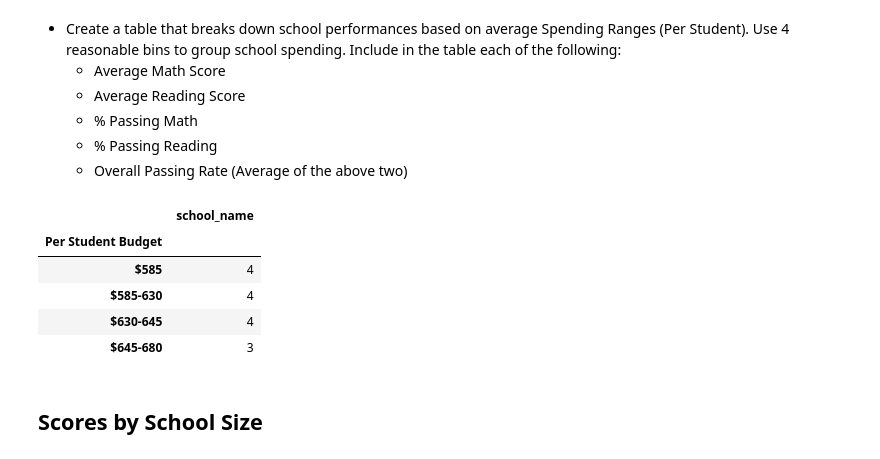
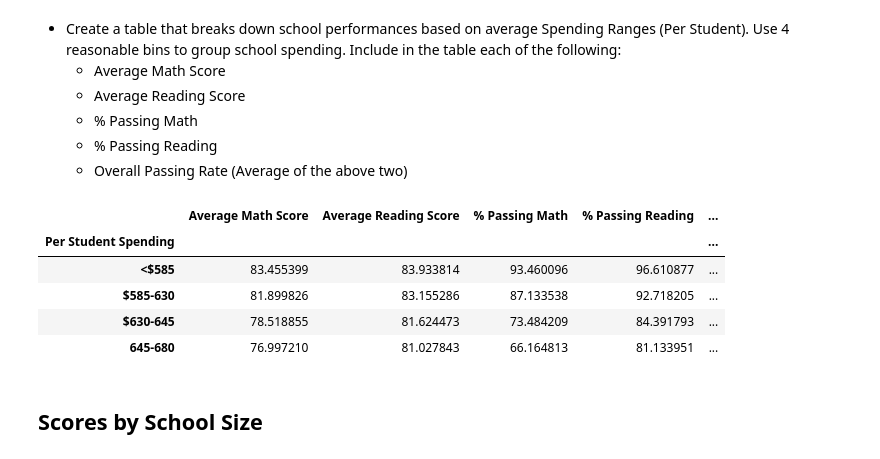
Before and after one commit to kehull/pandas-challenge, a Jupyter notebook: PyCitySchools/PyCitySchools.ipynb, the cells around one changed output. Drawn from its saved outputs; the diff is of its cells as text; code cells hidden in the pictures.

```diff
--- a/PyCitySchools/PyCitySchools.ipynb
+++ b/PyCitySchools/PyCitySchools.ipynb
@@ -275,27 +274,25 @@ Reading_Comparison
   * Overall Passing Rate (Average of the above two)
 # %%
 #create bins
+School_Comparison.reset_index(drop=True, inplace=True)
 bins = [0, 584, 629, 644, 680]
-group_labels = ["$585", "$585-630", "$630-645", "$645-680"]
+group_labels = ["<$585", "$585-630", "$630-645", "645-680"]
+
 #convert Per Student Budget to a float so it can be binned
 School_Comparison[School_Comparison.columns[1:]] = School_Comparison[School_Comparison.columns[1:]].replace('[\$,]', '', regex=True).astype(float)
 #cut the budget data into bins
-Spending_Comparison = pd.cut(School_Comparison["Per Student Budget"], bins, labels=group_labels)
-
-#at this point, I don't understand why the code is automatically using the school names as the index. The next line
-#gives me the index I want, but I'm struggling to get the rest of the data in place.
-
-Spending_Comparison.reset_index().groupby("Per Student Budget").count()
-
-Spending_Comparision["Per Student"] = pd.cut(ted_df["views"], bins, labels=group_labels)
-ted_df.head()
+School_Comparison["Per Student Spending"] = pd.cut(School_Comparison["Per Student Budget"], bins, labels=group_labels)
+School_Comparison
+#create new groupby object based on "Per Student Spending"
+Spending_Chart = School_Comparison.groupby("Per Student Spending")
+Spending_Chart[["Average Math Score", "Average Reading Score", "% Passing Math", "% Passing Reading", "% Overall Passing"]].mean()
 # %% [output]
-|  | school_name |
-| Per Student Budget |  |
-| $585 | 4 |
-| $585-630 | 4 |
-| $630-645 | 4 |
-| $645-680 | 3 |
+|  | Average Math Score | Average Reading Score | % Passing Math | % Passing Reading | ... |
+| Per Student Spending |  |  |  |  | ... |
+| <$585 | 83.455399 | 83.933814 | 93.460096 | 96.610877 | ... |
+| $585-630 | 81.899826 | 83.155286 | 87.133538 | 92.718205 | ... |
+| $630-645 | 78.518855 | 81.624473 | 73.484209 | 84.391793 | ... |
+| 645-680 | 76.997210 | 81.027843 | 66.164813 | 81.133951 | ... |
 # %% [markdown]
 ## Scores by School Size
 # %% [markdown]
```
Also changed, not shown: parts of 3 cells of this notebook, 2 other files.
